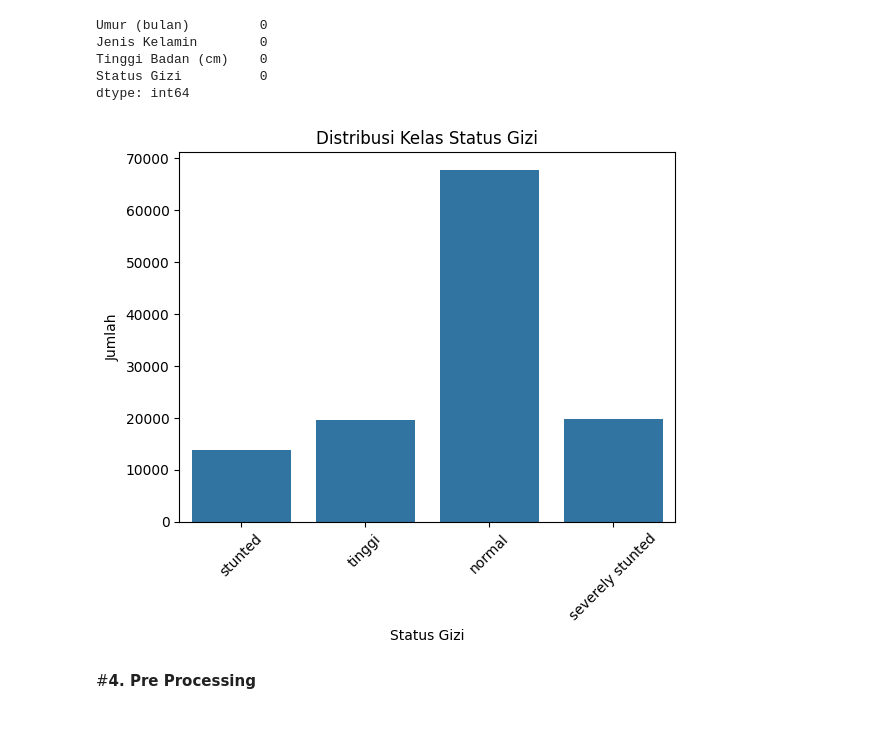
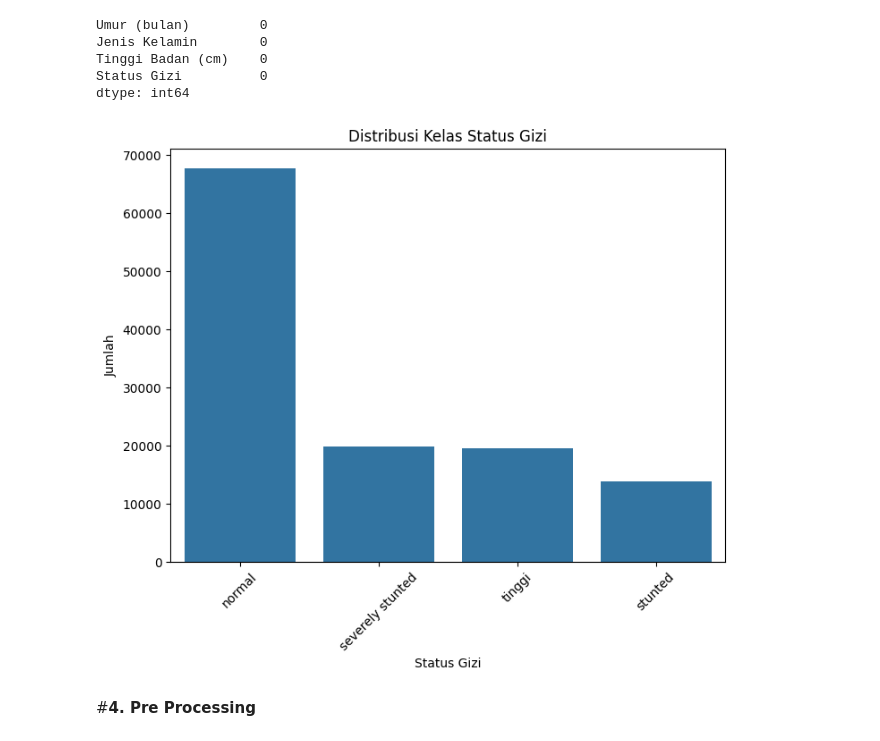
Before and after one commit to fathanzys/Data, a Jupyter notebook: 0102522025_UAS_DataMining.ipynb, the cells around one changed output. Saved outputs shown, nothing was run; the diff lists cells and outputs as text; code cells hidden in the pictures.

```diff
--- a/0102522025_UAS_DataMining.ipynb
+++ b/0102522025_UAS_DataMining.ipynb
@@ -62,15 +62,15 @@ Tinggi Badan (cm)    0
 Status Gizi          0
 dtype: int64
 # %%
-# Visualisasi distribusi kelas target
-sns.countplot(data=df, x='Status Gizi')
+plt.figure(figsize=(8, 6))
+sns.countplot(data=df, x='Status Gizi', order=df['Status Gizi'].value_counts().index)
 plt.title('Distribusi Kelas Status Gizi')
 plt.xlabel('Status Gizi')
 plt.ylabel('Jumlah')
 plt.xticks(rotation=45)
 plt.show()
 # %% [output]
-[figure, old version]
+[figure, new version]
 # %% [markdown]
 #**4. Pre Processing**
 # %%
```
Also changed, not shown: parts of 22 cells of this notebook.
